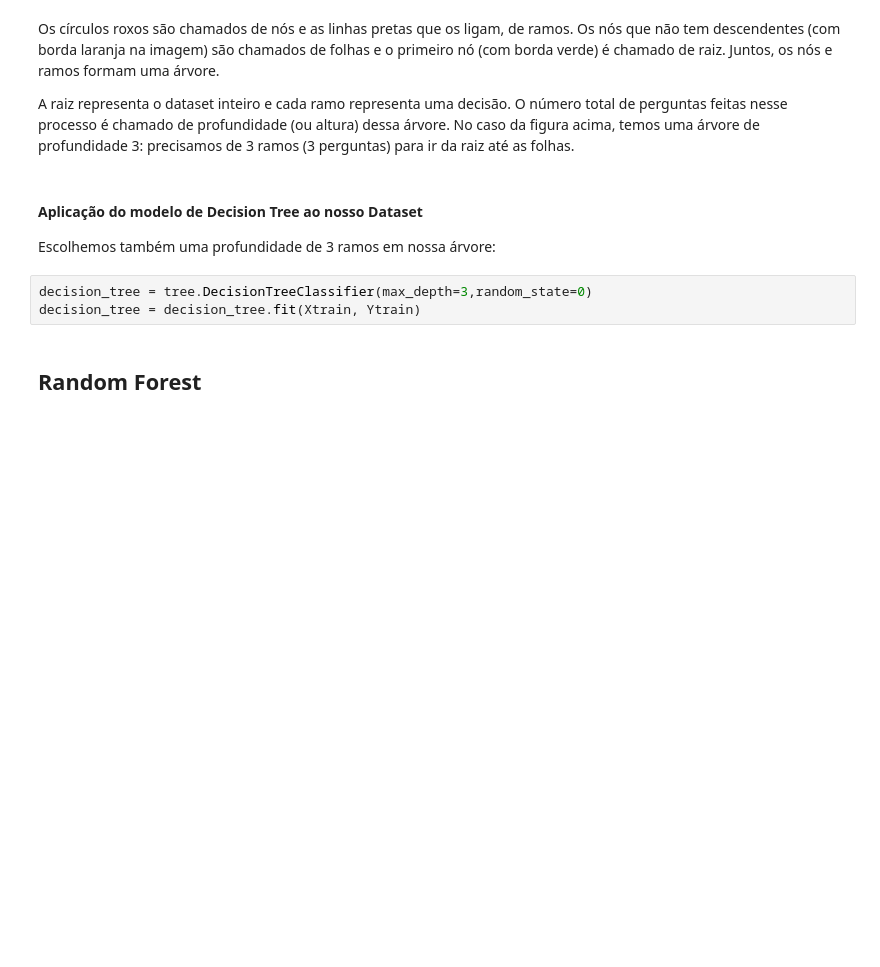
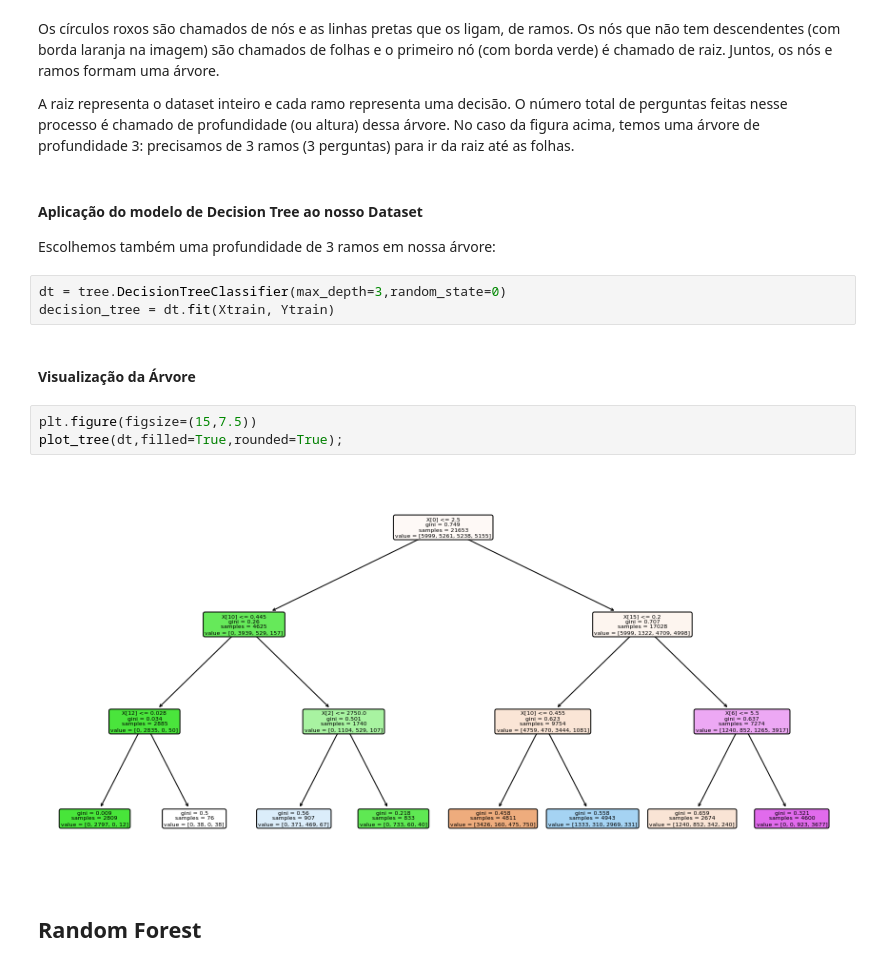
Before and after one commit to ArthurCisotto/P2_CDados, a Jupyter notebook: Projeto_2_CDados.ipynb, the cells around one changed output. Saved outputs shown, nothing was run; the diff lists cells and outputs as text; blank space fills up the shorter version.

Commit message:
decision tree plotted

```diff
--- a/Projeto_2_CDados.ipynb
+++ b/Projeto_2_CDados.ipynb
@@ -674,8 +675,15 @@ A raiz representa o dataset inteiro e cada ramo representa uma decisão. O núme
 #### Aplicação do modelo de Decision Tree ao nosso Dataset
 Escolhemos também uma profundidade de 3 ramos em nossa árvore:
 # %%
-decision_tree = tree.DecisionTreeClassifier(max_depth=3,random_state=0)
-decision_tree = decision_tree.fit(Xtrain, Ytrain)
+dt = tree.DecisionTreeClassifier(max_depth=3,random_state=0)
+decision_tree = dt.fit(Xtrain, Ytrain)
+# %% [markdown]
+#### Visualização da Árvore
+# %%
+plt.figure(figsize=(15,7.5))
+plot_tree(dt,filled=True,rounded=True);
+# %% [output]
+[figure, added]
 # %% [markdown]
 ## Random Forest
 # %% [markdown]
```
Also changed, not shown: parts of 2 cells of this notebook.
